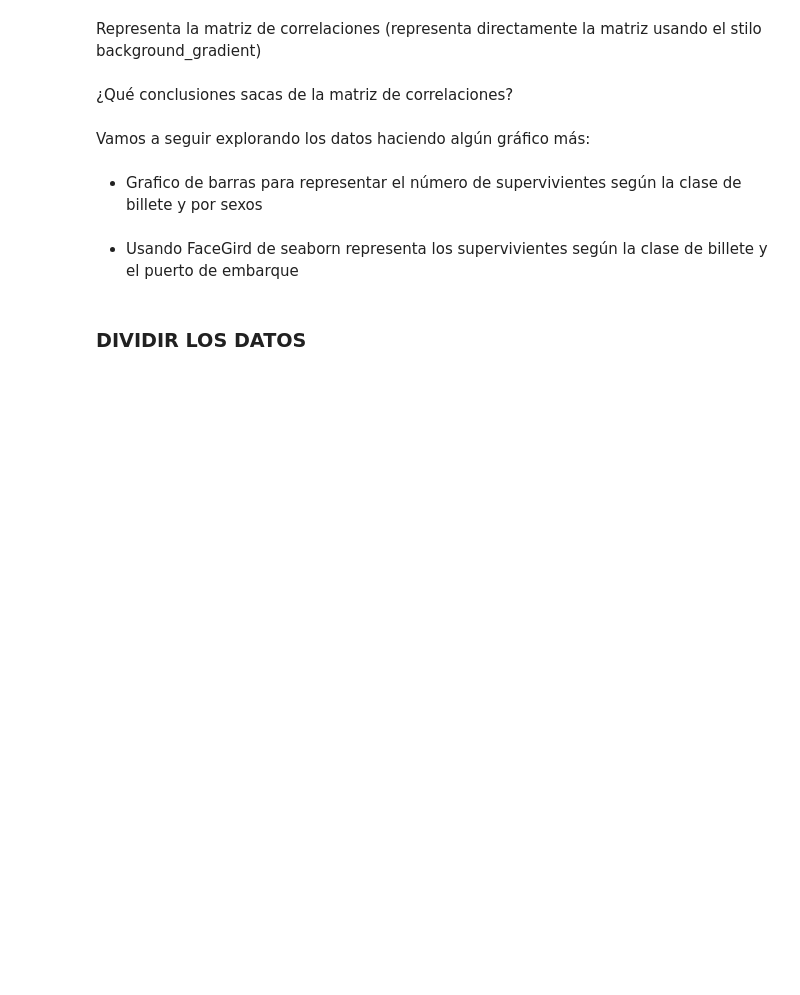
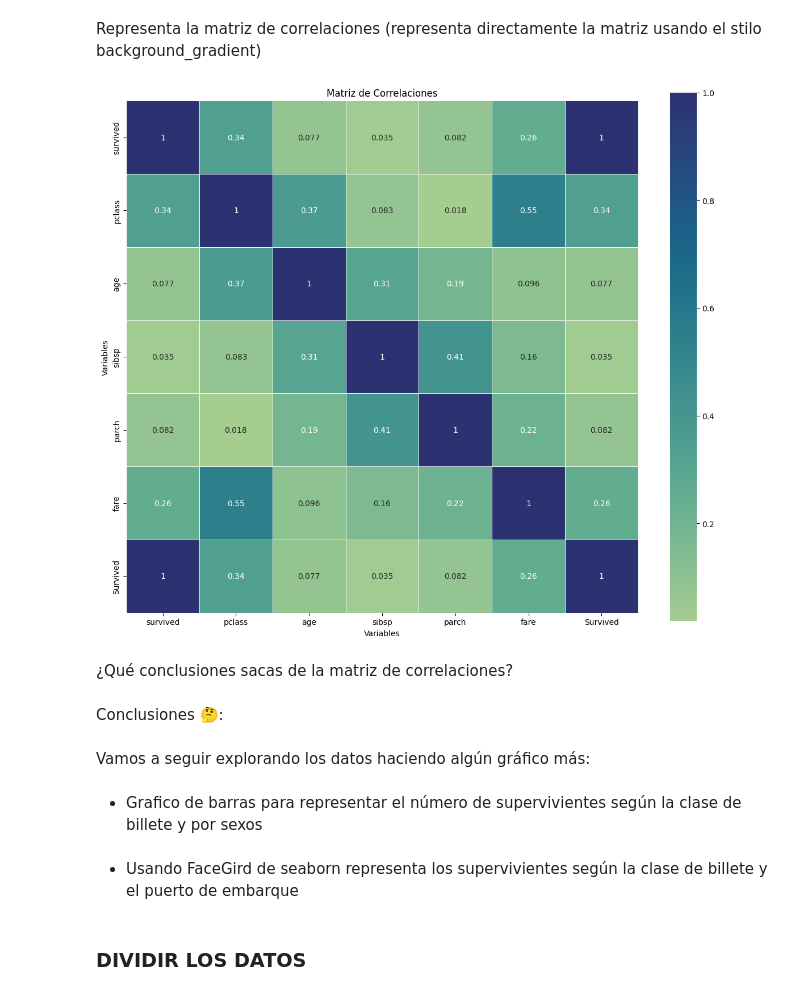
Before and after one commit to iruneguinea9/SAPA, a Jupyter notebook: 2_4Ejercicios.ipynb, the cells around one changed output. Cells and saved outputs as stored; diff of their text form; code cells hidden in the pictures; blank space fills up the shorter version.

Commit message:
🤠 Hasta la matriz de colaboraciones

```diff
--- a/2_4Ejercicios.ipynb
+++ b/2_4Ejercicios.ipynb
@@ -195,2 +266,17 @@ Muestra la media de supervivientes según el número de hermanos y coyúnges ord
 # %% [markdown]
 Muestra la media de supervivientes según el número de padres e hijos ordenada de forma descendente según el valor de dicha media (en forma de dataframe) y saca alguna conclusión.
+# %%
+
+# Convertir la columna 'survived' a int
+df_titanic['Survived'] = df_titanic['survived'].astype(int)
+
+# Calcular la media de supervivencia por número de padres e hijos (parch)
+media_por_padres_hijos = df_titanic.groupby(['parch'])['Survived'].mean().reset_index()
+
+# Renombrar las columnas
+media_por_padres_hijos.columns = ['Número de padres e hijos', 'Media supervivencia']
+
+# Ordenar de manera descendente
+media_por_padres_hijos = media_por_padres_hijos.sort_values('Media supervivencia', ascending=False).reset_index(drop=True)
+
+print(media_por_padres_hijos)
@@ -197,2 +294,11 @@ Muestra la media de supervivientes según el número de padres e hijos ordenada
 # %% [markdown]
 Halla las correlaciones de los datos numéricos y muestra el coeficiente de correlacion de las diferentes variables respecto a la variable survived
+# %%
+
+# Convertir la columna 'survived' a int
+df_titanic['Survived'] = df_titanic['survived'].astype(int)
+
+# Calcular las correlaciones
+correlations = df_titanic.select_dtypes(include=[np.number]).corr()['Survived']
+
+print(correlations)
@@ -199,7 +314,29 @@ Halla las correlaciones de los datos numéricos y muestra el coeficiente de corr
 # %% [markdown]
 Representa la matriz de correlaciones (representa directamente la matriz usando el stilo background_gradient)
+# %%
+# Seleccionar solo las variables numéricas, si no peta, hay que pasarle todos los
+# datos de correlación, no solo survived, para que haga matriz
+num_vars = df_titanic.select_dtypes(include=[np.number])
+
+# Calcular la matriz de correlaciones
+correlation_matrix = num_vars.corr()
+
+# Crear la figura
+plt.figure(figsize=(12, 10))
+sns.heatmap(correlation_matrix.abs(), annot=True, cmap='crest', linewidths=0.5, square=True)
+plt.title('Matriz de Correlaciones')
+plt.xlabel('Variables')
+plt.ylabel('Variables')
+
+# Mostrar la figura
+plt.tight_layout()
+plt.show()
+# %% [output]
+[figure, added]
 # %% [markdown]
 ¿Qué conclusiones sacas de la matriz de correlaciones?
+# %% [markdown]
+Conclusiones 🤔:
 # %% [markdown]
 Vamos a seguir explorando los datos haciendo algún gráfico más:
 # %% [markdown]
```
Also changed, not shown: parts of 12 cells of this notebook.
